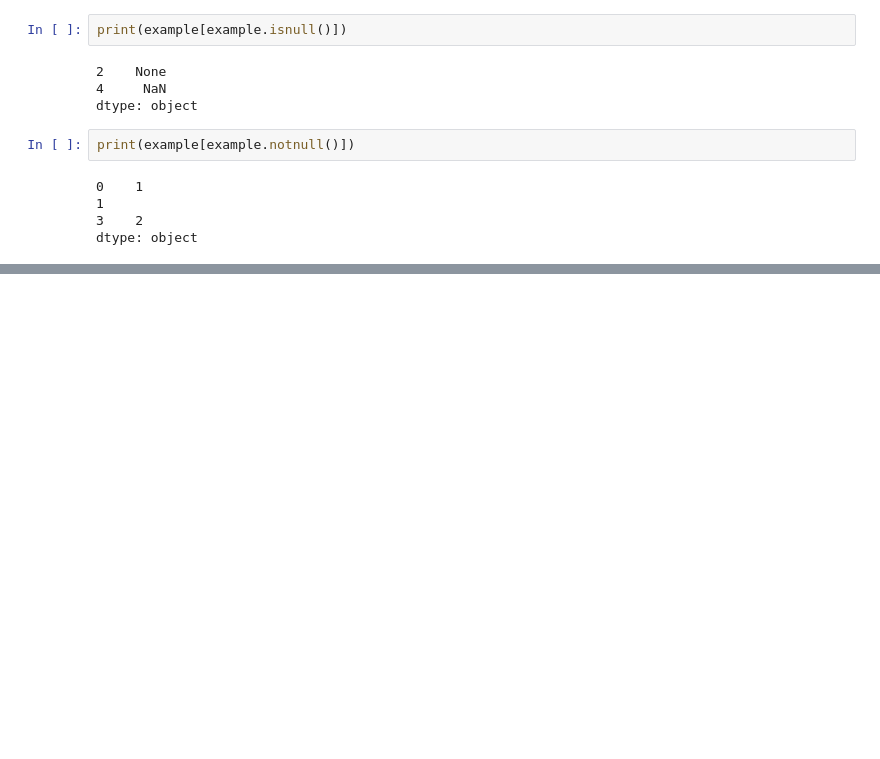
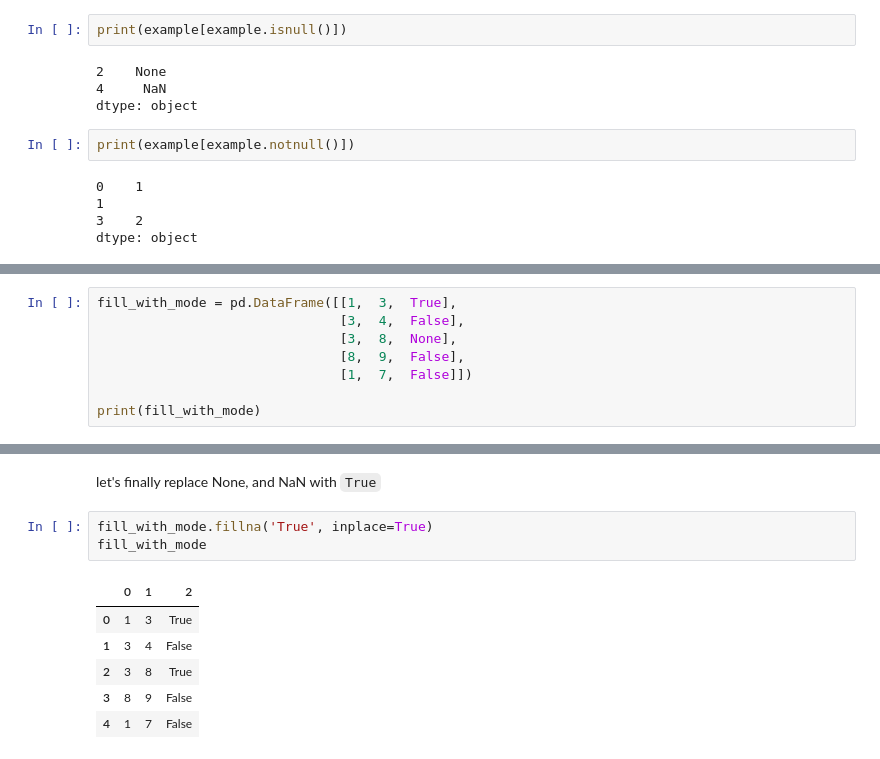
Before and after one commit to HABUDANHAYABK/ArewaDS-Machine-Learning, a Jupyter notebook: Data-Preparation/data_preparation.ipynb, the cells around one changed output, grey strips where cells are left out. Cells and saved outputs as stored; diff of their text form; blank space fills up the shorter version.

```diff
--- a/Data-Preparation/data_preparation.ipynb
+++ b/Data-Preparation/data_preparation.ipynb
@@ -210,0 +262,8 @@ dtype: object
+# %%
+fill_with_mode = pd.DataFrame([[1,  3,  True],
+                               [3,  4,  False],
+                               [3,  8,  None],
+                               [8,  9,  False],
+                               [1,  7,  False]])
+
+print(fill_with_mode)
@@ -210,0 +286,12 @@ dtype: object
+# %% [markdown]
+let's finally replace None, and NaN with `True`
+# %%
+fill_with_mode.fillna('True', inplace=True)
+fill_with_mode
+# %% [output]
+|  | 0 | 1 | 2 |
+| 0 | 1 | 3 | True |
+| 1 | 3 | 4 | False |
+| 2 | 3 | 8 | True |
+| 3 | 8 | 9 | False |
+| 4 | 1 | 7 | False |
```
Also changed, not shown: parts of 24 cells of this notebook.
